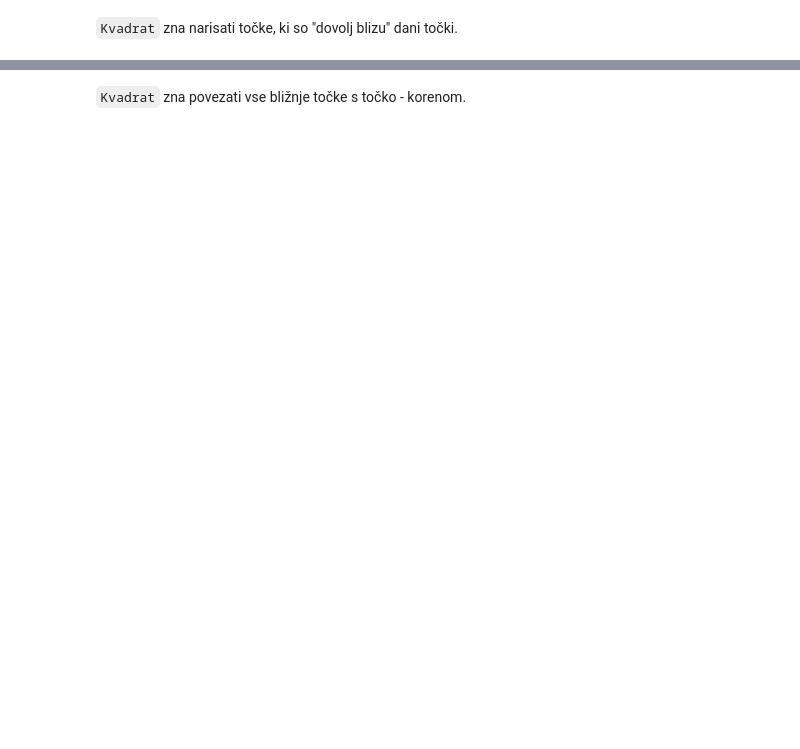
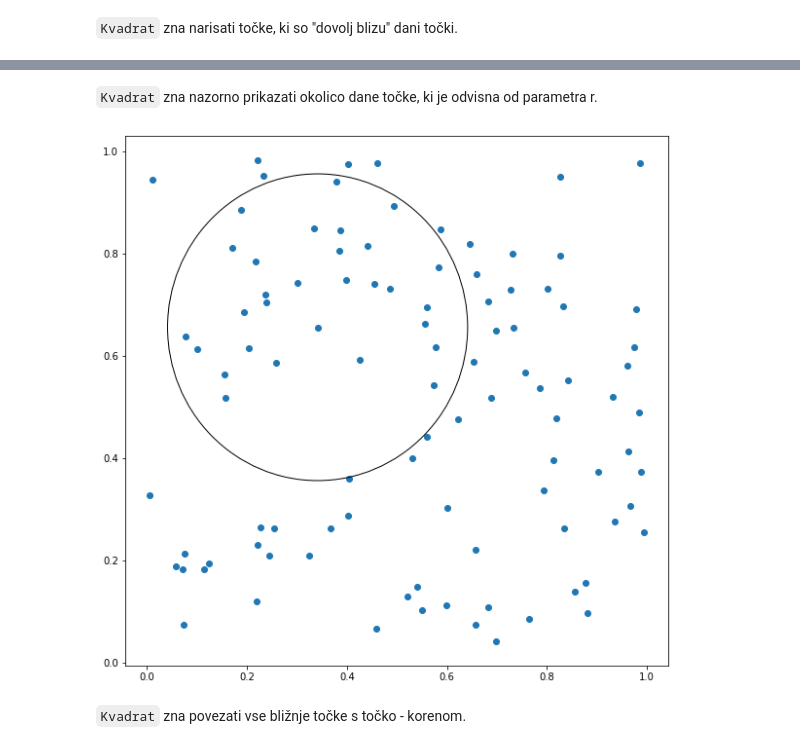
Before and after one commit to timkalan/poti-v-kvadratu, a Jupyter notebook: koda/vizualizacija.ipynb, the cells around one changed output, grey strips where cells are left out. Drawn from its saved outputs; the diff is of its cells as text; code cells hidden in the pictures; blank space fills up the shorter version.

```diff
--- a/koda/vizualizacija.ipynb
+++ b/koda/vizualizacija.ipynb
@@ -36,3 +36,11 @@ demo.narisi_bliznje(tocka=0)
+# %% [markdown]
+`Kvadrat` zna nazorno prikazati okolico dane točke, ki je odvisna od parametra r.
+# %%
+demo.narisi_tocke()
+
+demo.narisi_okolico()
+# %% [output]
+[figure, added]
 # %% [markdown]
 `Kvadrat` zna povezati vse bližnje točke s točko - korenom.
 # %%
```
Also changed, not shown: parts of 13 cells of this notebook, 1 other file.
